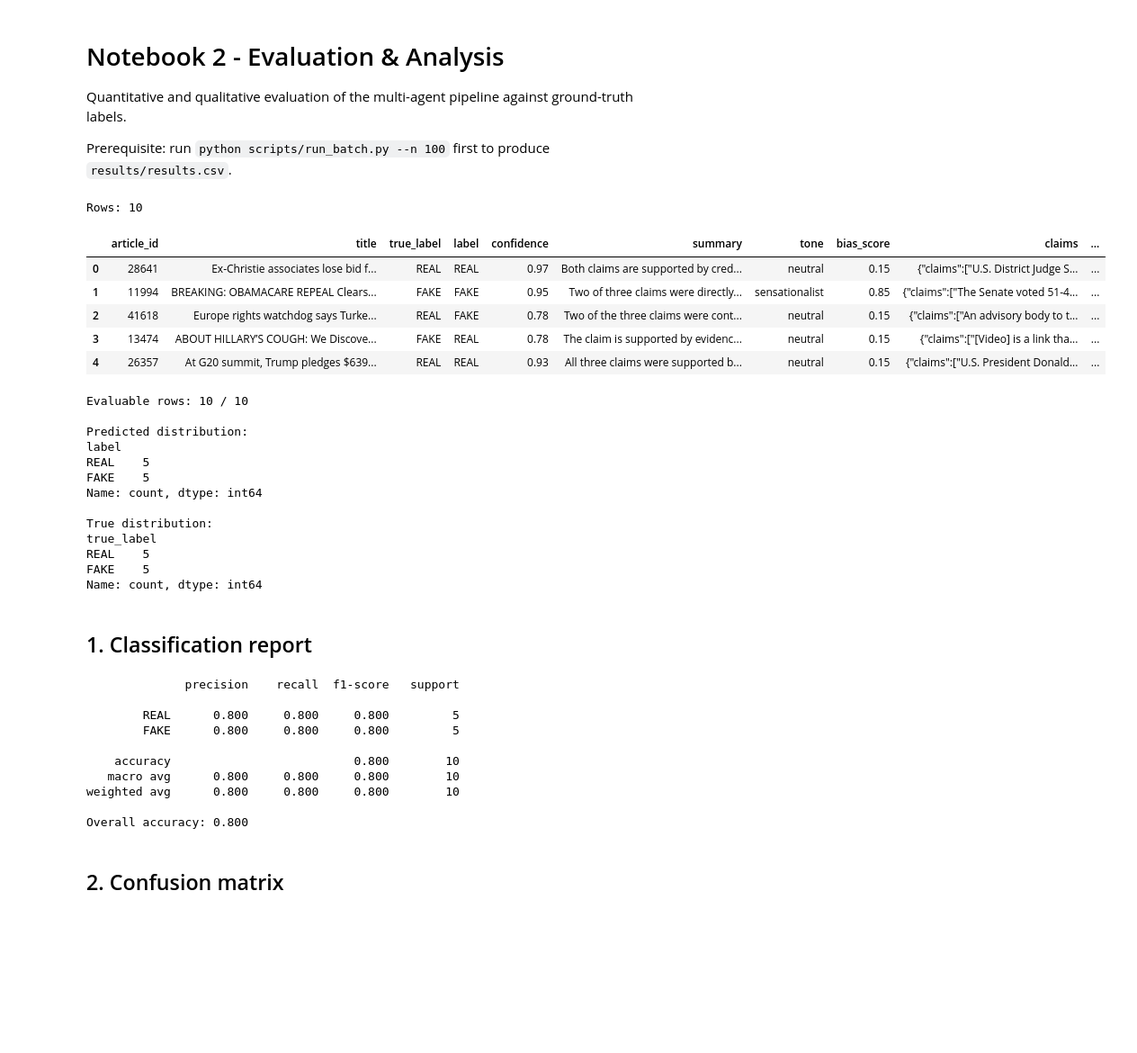
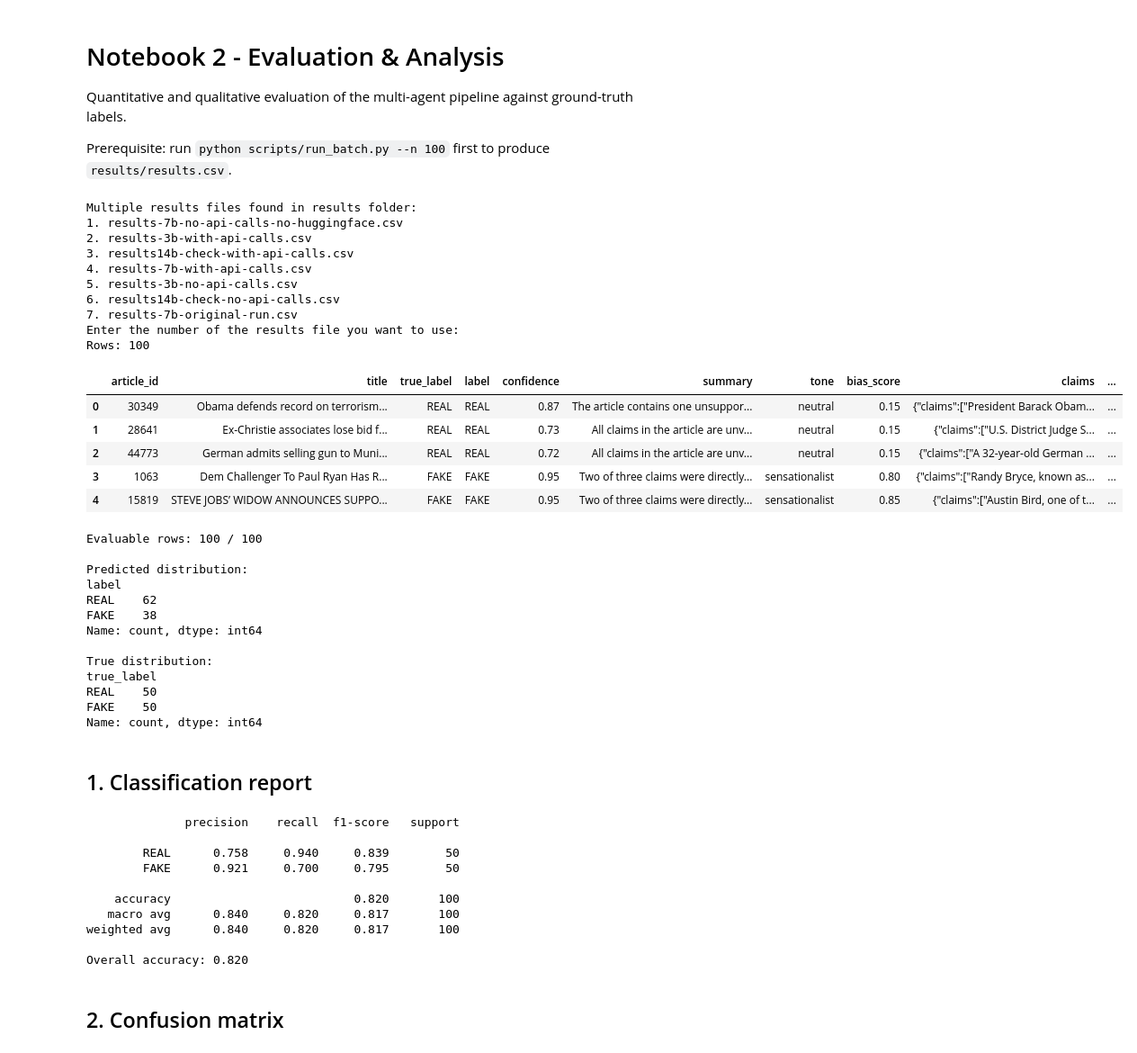
Before and after one commit to luisguareschi/gen-ai-group-project, a Jupyter notebook: notebooks/02_evaluation.ipynb, the cells around one changed output. Shown at 90% size. Saved outputs shown, nothing was run; the diff lists cells and outputs as text; code cells hidden in the pictures; blank space fills up the shorter version.

```diff
--- a/notebooks/02_evaluation.ipynb
+++ b/notebooks/02_evaluation.ipynb
@@ -7,29 +7,56 @@ Prerequisite: run `python scripts/run_batch.py --n 100` first to produce `result
 # %%
 import sys
 from pathlib import Path
 sys.path.insert(0, str(Path.cwd().parent))
 
 import json
 import numpy as np
 import pandas as pd
 import matplotlib.pyplot as plt
 import seaborn as sns
 from sklearn.metrics import classification_report, confusion_matrix
 
 from src.config import RESULTS_DIR
 
-RESULTS_PATH = RESULTS_DIR / 'results.csv'
+def get_results_file():
+    available_files = list(RESULTS_DIR.glob('*.csv'))
+    if len(available_files) == 0:
+        raise FileNotFoundError(f"No results files found in {RESULTS_DIR}")
+    if len(available_files) == 1:
+        return available_files[0]
+    message = f"Multiple results files found in results folder:"
+    for i, file in enumerate(available_files):
+        message += f"\n{i+1}. {file.name}"
+    message += "\nEnter the number of the results file you want to use: "
+    try:
+        print(message)           # multiline display works here
+        choice = int(input("> "))  # keep input prompt short
+        return available_files[choice - 1]
+    except:
+        raise ValueError("Invalid input")
+
+
+RESULTS_PATH = RESULTS_DIR / get_results_file()
 df = pd.read_csv(RESULTS_PATH)
 print('Rows:', len(df))
 df.head()
 # %% [output]
-Rows: 10
+Multiple results files found in results folder:
+1. results-7b-no-api-calls-no-huggingface.csv
+2. results-3b-with-api-calls.csv
+3. results14b-check-with-api-calls.csv
+4. results-7b-with-api-calls.csv
+5. results-3b-no-api-calls.csv
+6. results14b-check-no-api-calls.csv
+7. results-7b-original-run.csv
+Enter the number of the results file you want to use:
+Rows: 100
 |  | article_id | title | true_label | label | confidence | summary | tone | bias_score | claims | ... |
-| 0 | 28641 | Ex-Christie associates lose bid f... | REAL | REAL | 0.97 | Both claims are supported by cred... | neutral | 0.15 | {"claims":["U.S. District Judge S... | ... |
-| 1 | 11994 | BREAKING: OBAMACARE REPEAL Clears... | FAKE | FAKE | 0.95 | Two of three claims were directly... | sensationalist | 0.85 | {"claims":["The Senate voted 51-4... | ... |
-| 2 | 41618 | Europe rights watchdog says Turke... | REAL | FAKE | 0.78 | Two of the three claims were cont... | neutral | 0.15 | {"claims":["An advisory body to t... | ... |
-| 3 | 13474 | ABOUT HILLARY’S COUGH: We Discove... | FAKE | REAL | 0.78 | The claim is supported by evidenc... | neutral | 0.15 | {"claims":["[Video] is a link tha... | ... |
-| 4 | 26357 | At G20 summit, Trump pledges $639... | REAL | REAL | 0.93 | All three claims were supported b... | neutral | 0.15 | {"claims":["U.S. President Donald... | ... |
+| 0 | 30349 | Obama defends record on terrorism... | REAL | REAL | 0.87 | The article contains one unsuppor... | neutral | 0.15 | {"claims":["President Barack Obam... | ... |
+| 1 | 28641 | Ex-Christie associates lose bid f... | REAL | REAL | 0.73 | All claims in the article are unv... | neutral | 0.15 | {"claims":["U.S. District Judge S... | ... |
+| 2 | 44773 | German admits selling gun to Muni... | REAL | REAL | 0.72 | All claims in the article are unv... | neutral | 0.15 | {"claims":["A 32-year-old German ... | ... |
+| 3 | 1063 | Dem Challenger To Paul Ryan Has R... | FAKE | FAKE | 0.95 | Two of three claims were directly... | sensationalist | 0.80 | {"claims":["Randy Bryce, known as... | ... |
+| 4 | 15819 | STEVE JOBS’ WIDOW ANNOUNCES SUPPO... | FAKE | FAKE | 0.95 | Two of three claims were directly... | sensationalist | 0.85 | {"claims":["Austin Bird, one of t... | ... |
 # %%
 eval_df = df.dropna(subset=['label', 'true_label']).copy()
 eval_df = eval_df[eval_df['label'].isin(['REAL', 'FAKE'])]
@@ -39,18 +66,18 @@ print(eval_df['label'].value_counts())
 print('\nTrue distribution:')
 print(eval_df['true_label'].value_counts())
 # %% [output]
-Evaluable rows: 10 / 10
+Evaluable rows: 100 / 100
 
 Predicted distribution:
 label
-REAL    5
-FAKE    5
+REAL    62
+FAKE    38
 Name: count, dtype: int64
 
 True distribution:
 true_label
-REAL    5
-FAKE    5
+REAL    50
+FAKE    50
 Name: count, dtype: int64
 # %% [markdown]
 ## 1. Classification report
@@ -64,14 +91,14 @@ print(f'Overall accuracy: {acc:.3f}')
 # %% [output]
               precision    recall  f1-score   support
 
-        REAL      0.800     0.800     0.800         5
-        FAKE      0.800     0.800     0.800         5
+        REAL      0.758     0.940     0.839        50
+        FAKE      0.921     0.700     0.795        50
 
-    accuracy                          0.800        10
-   macro avg      0.800     0.800     0.800        10
-weighted avg      0.800     0.800     0.800        10
+    accuracy                          0.820       100
+   macro avg      0.840     0.820     0.817       100
+weighted avg      0.840     0.820     0.817       100
 
-Overall accuracy: 0.800
+Overall accuracy: 0.820
 # %% [markdown]
 ## 2. Confusion matrix
 # %%
```
Also changed, not shown: parts of 4 cells of this notebook.
